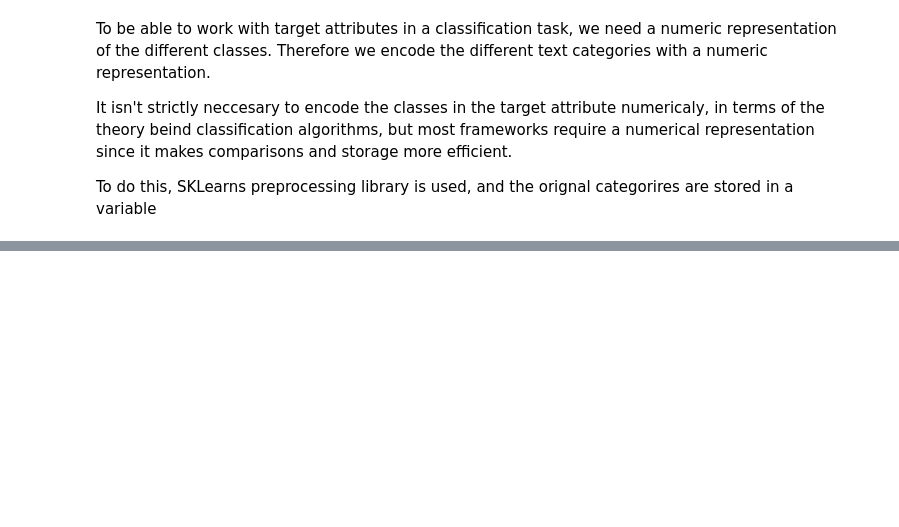
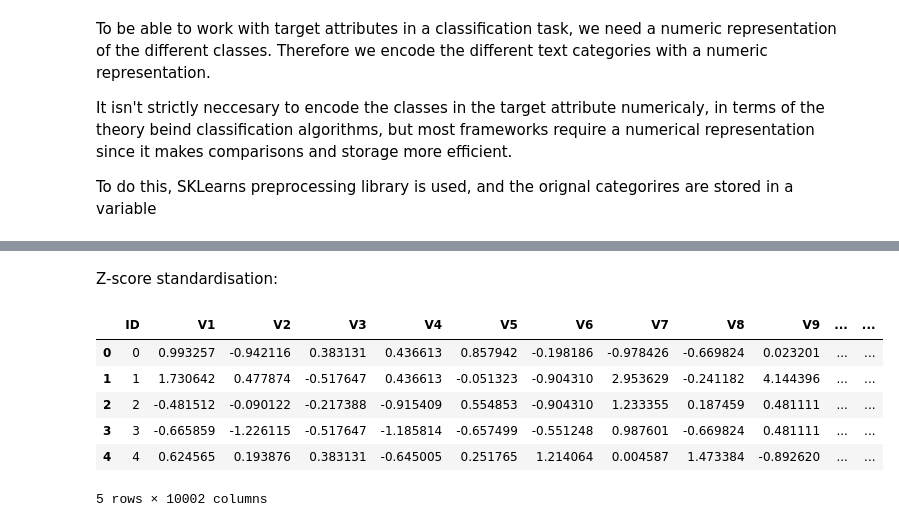
Before and after one commit to Esaiasson/Machine_learning_WS_2025, a Jupyter notebook: A1/amazon_review.ipynb, the cells around one changed output, grey strips where cells are left out. Cells and saved outputs as stored; diff of their text form; code cells hidden in the pictures; blank space fills up the shorter version.

```diff
--- a/A1/amazon_review.ipynb
+++ b/A1/amazon_review.ipynb
@@ -126,0 +149,17 @@ def label_encoder(df, split_type):
+# %% [markdown]
+Z-score standardisation:
+# %%
+rev_df_lrn_z_scaled = rev_df_lrn.copy()
+
+for column in rev_df_lrn_z_scaled.iloc[:, 1:10001].columns:
+    rev_df_lrn_z_scaled[column] = (rev_df_lrn_z_scaled[column] - rev_df_lrn_z_scaled[column].mean()) / rev_df_lrn_z_scaled[column].std()
+
+rev_df_lrn_z_scaled.head()
+# %% [output]
+|  | ID | V1 | V2 | V3 | V4 | V5 | V6 | V7 | V8 | V9 | ... | ... |
+| 0 | 0 | 0.993257 | -0.942116 | 0.383131 | 0.436613 | 0.857942 | -0.198186 | -0.978426 | -0.669824 | 0.023201 | ... | ... |
+| 1 | 1 | 1.730642 | 0.477874 | -0.517647 | 0.436613 | -0.051323 | -0.904310 | 2.953629 | -0.241182 | 4.144396 | ... | ... |
+| 2 | 2 | -0.481512 | -0.090122 | -0.217388 | -0.915409 | 0.554853 | -0.904310 | 1.233355 | 0.187459 | 0.481111 | ... | ... |
+| 3 | 3 | -0.665859 | -1.226115 | -0.517647 | -1.185814 | -0.657499 | -0.551248 | 0.987601 | -0.669824 | 0.481111 | ... | ... |
+| 4 | 4 | 0.624565 | 0.193876 | 0.383131 | -0.645005 | 0.251765 | 1.214064 | 0.004587 | 1.473384 | -0.892620 | ... | ... |
+5 rows × 10002 columns
```
Also changed, not shown: parts of 4 cells of this notebook.
